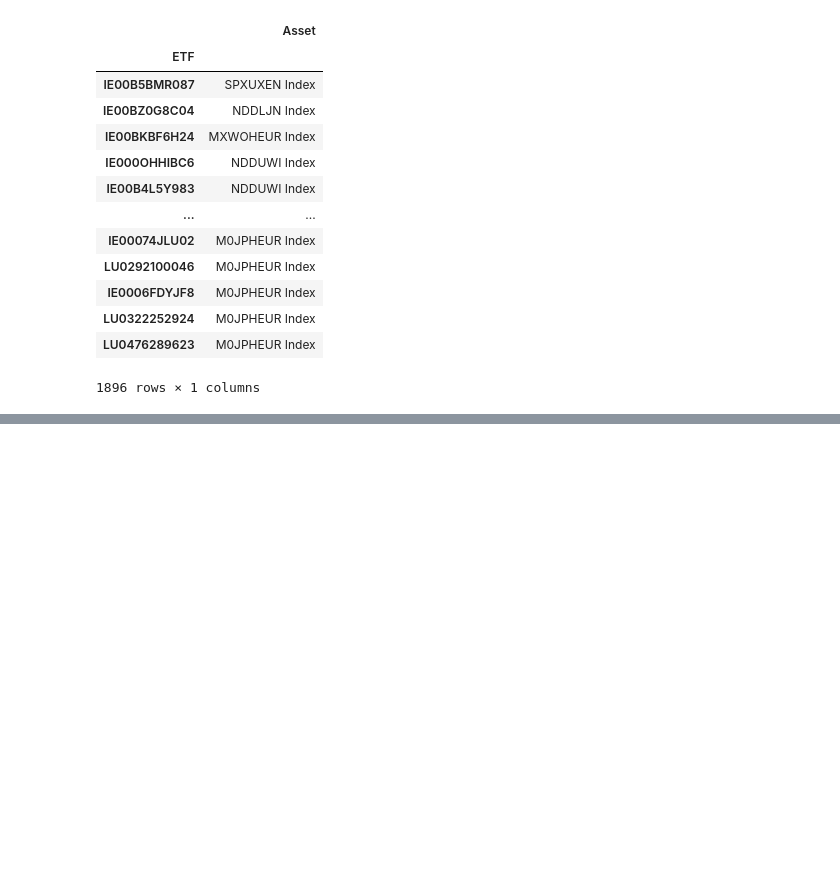
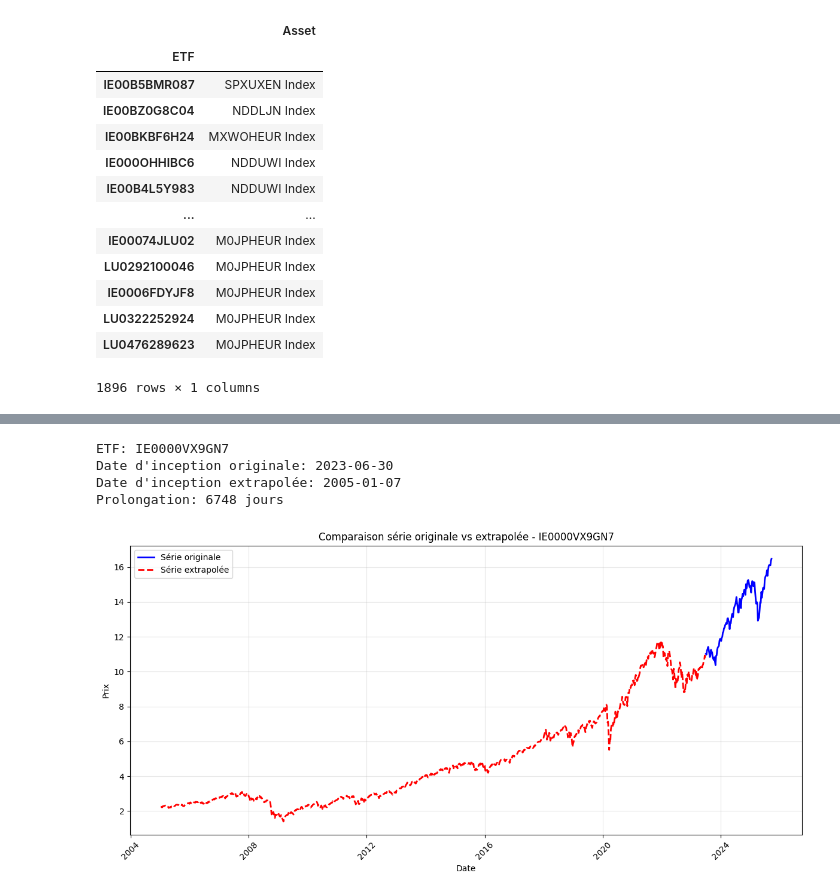
Before and after one commit to MamyRAMA/portfolio_app, a Jupyter notebook: analyse.ipynb, the cells around one changed output, grey strips where cells are left out. Cells and saved outputs as stored; diff of their text form; code cells hidden in the pictures; blank space fills up the shorter version.

Commit message:
extrapolate etf data

```diff
--- a/analyse.ipynb
+++ b/analyse.ipynb
@@ -130,0 +120,17 @@ dtype: object
+# %%
+def get_inception_dates(prices):
+    p = prices.sort_index(ascending=False)
+    mask = p.notna()
+    has_any = mask.any(axis=0)            # colonnes non entièrement NaN
+    first_valid = mask.idxmin(axis=0)     # renvoie la 1ère date où True
+    first_valid[~has_any] = pd.NaT    # corrige les colonnes 100% NaN
+    return pd.DataFrame(first_valid, columns=['Inception Date'])
+# %%
+def get_inception_dates(prices):
+    # Solution 1: Trier en ascendant et utiliser first_valid_index
+    p = prices.sort_index(ascending=True)  # dates anciennes d'abord
+    mask = p.notna()
+    has_any = mask.any(axis=0)
+    first_valid = mask.idxmax(axis=0)  # premier True = première date valide
+    first_valid[~has_any] = pd.NaT
+    return pd.DataFrame(first_valid, columns=['Inception Date'])
@@ -130,0 +243,2 @@ dtype: object
+# %%
+etf_prices_extended = extrapolate_etf_historical_prices(etf_prices, indices_prices, mapping)
@@ -130,0 +302,48 @@ dtype: object
+# %%
+import matplotlib.pyplot as plt
+
+# Sélectionner l'ETF à visualiser
+etf_ticker = 'IE0000VX9GN7'
+
+# Extraire les séries originale et extrapolée
+original_series = etf_prices[etf_ticker].dropna()
+extended_series = etf_prices_extended[etf_ticker].dropna()
+
+# Créer le graphique
+plt.figure(figsize=(12, 6))
+
+# Tracer la série originale
+plt.plot(original_series.index, original_series.values,
+         label='Série originale', color='blue', linewidth=2)
+
+# Tracer la série extrapolée (seulement la partie ajoutée)
+extrapolated_part = extended_series[extended_series.index < original_series.index.min()]
+plt.plot(extrapolated_part.index, extrapolated_part.values,
+         label='Série extrapolée', color='red', linewidth=2, linestyle='--')
+
+# Personnaliser le graphique
+plt.title(f'Comparaison série originale vs extrapolée - {etf_ticker}')
+plt.xlabel('Date')
+plt.ylabel('Prix')
+plt.legend()
+plt.grid(True, alpha=0.3)
+plt.xticks(rotation=45)
+plt.tight_layout()
+
+# Afficher les informations
+original_start = original_series.index.min()
+extended_start = extended_series.index.min()
+prolongation = (original_start - extended_start).days
+
+print(f"ETF: {etf_ticker}")
+print(f"Date d'inception originale: {original_start.strftime('%Y-%m-%d')}")
+print(f"Date d'inception extrapolée: {extended_start.strftime('%Y-%m-%d')}")
+print(f"Prolongation: {prolongation} jours")
+
+plt.show()
+# %% [output]
+ETF: IE0000VX9GN7
+Date d'inception originale: 2023-06-30
+Date d'inception extrapolée: 2005-01-07
+Prolongation: 6748 jours
+[figure, added]
```
Also changed, not shown: parts of 13 cells of this notebook, 1 other file.
